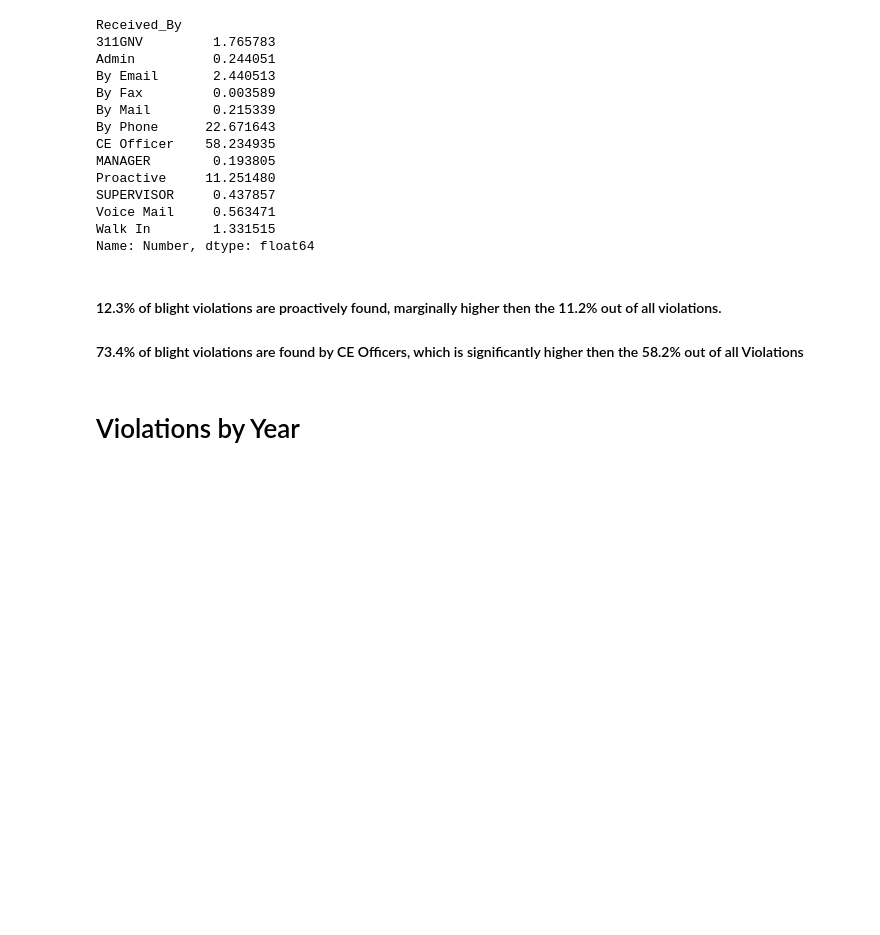
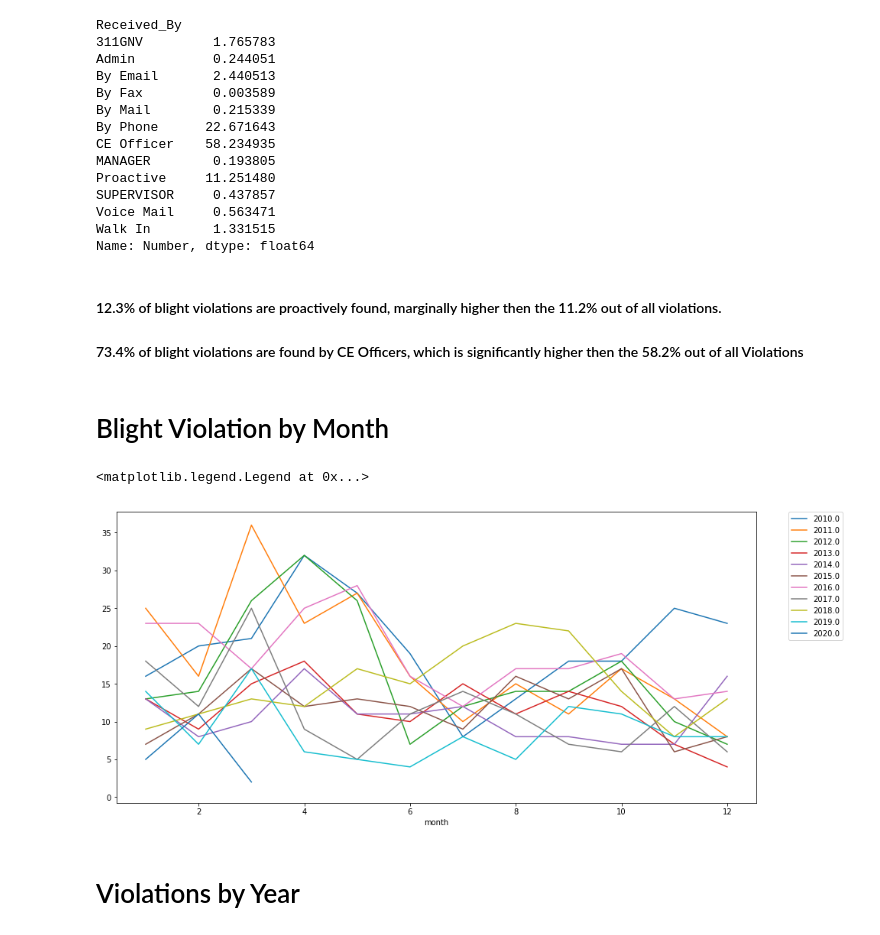
Before and after one commit to hanrosen/gainesville, a Jupyter notebook: Blight-Analysis.ipynb, the cells around one changed output. Cells and saved outputs as stored; diff of their text form; code cells hidden in the pictures; blank space fills up the shorter version.

```diff
--- a/Blight-Analysis.ipynb
+++ b/Blight-Analysis.ipynb
@@ -152,6 +152,21 @@ Name: Number, dtype: float64
 # %% [markdown]
 #### 12.3% of blight violations are proactively found, marginally higher then the 11.2% out of all violations.
 #### 73.4% of blight violations are found by CE Officers, which is significantly higher then the 58.2% out of all Violations
+# %% [markdown]
+# Blight Violation by Month
+# %%
+blight_violations["month"] = blight_violations['Violation_Date'].map(lambda x: x.month)
+blight_violations["year"] = blight_violations['Violation_Date'].map(lambda x: x.year)
+# %%
+blight_violations_new = blight_violations[blight_violations['year'] > 2009]
+
+fig, ax = plt.subplots(figsize=(15,7))
+
+blight_violations_new.groupby(['month','year']).count()['Number'].unstack().plot(ax=ax)
+plt.legend(bbox_to_anchor=(1.05, 1), loc=2, borderaxespad=0.)
+# %% [output]
+<matplotlib.legend.Legend at 0x...>
+[figure, added]
 # %% [markdown]
 # Violations by Year
 # %%
```
Also changed, not shown: parts of 12 cells of this notebook, 1 other file.
